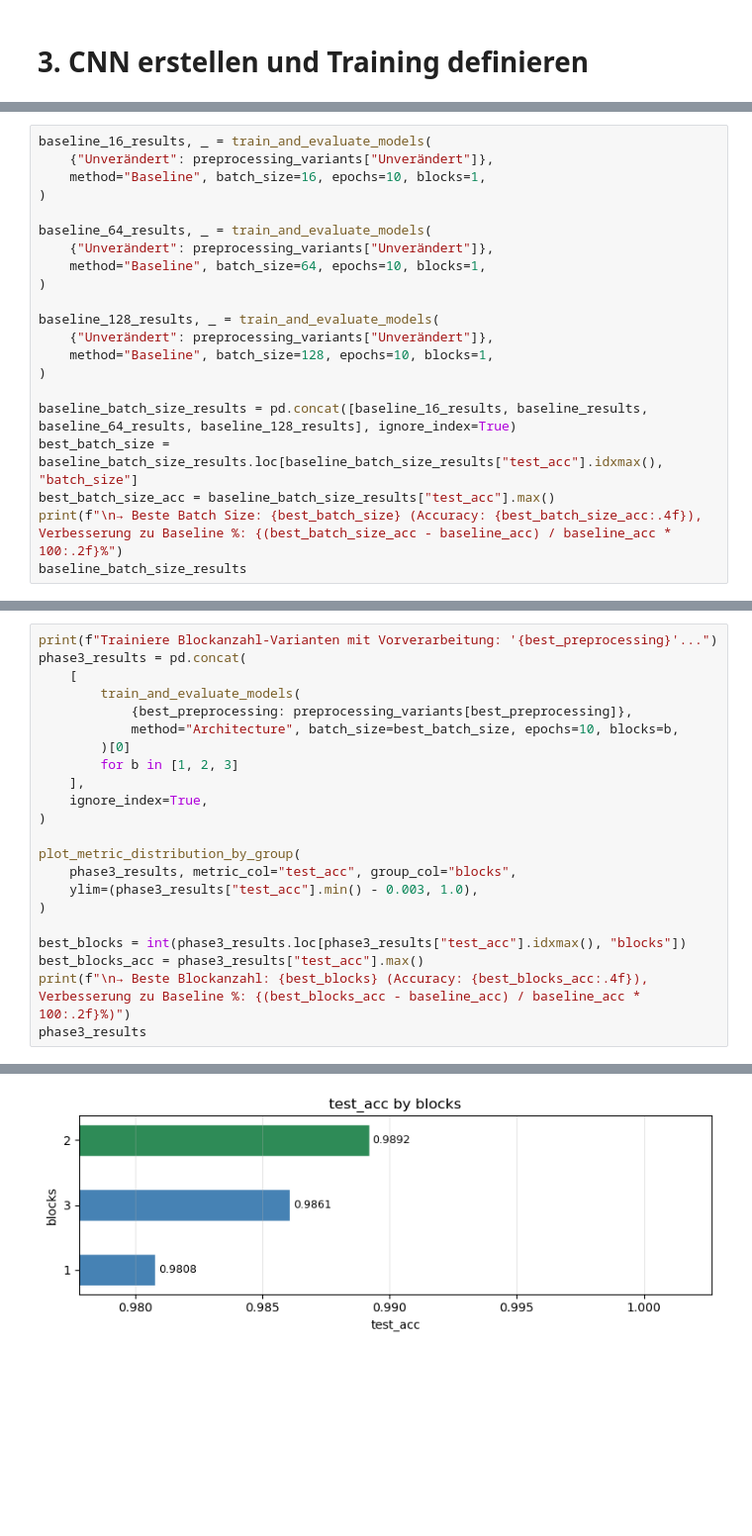
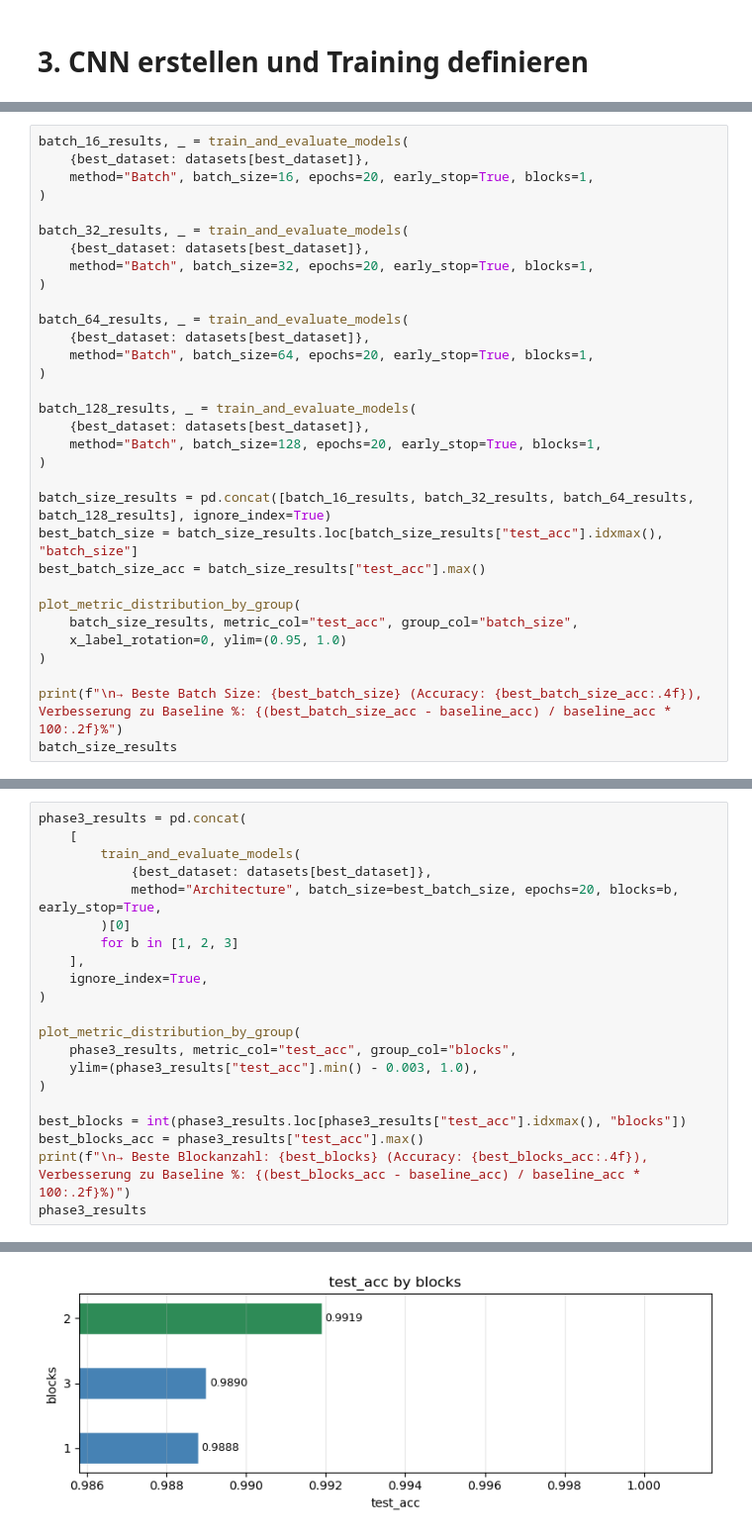
Before and after one commit to ilkersabriorgun/ki-projekt, a Jupyter notebook: Einzelabgaben/Ilker/main.ipynb, the cells around one changed output, grey strips where cells are left out. Shown at 99% size. Saved outputs shown, nothing was run; the diff lists cells and outputs as text; blank space fills up the shorter version.

```diff
--- a/Einzelabgaben/Ilker/main.ipynb
+++ b/Einzelabgaben/Ilker/main.ipynb
@@ -425,22 +429,33 @@ Skipping registering GPU devices...
 # %%
-baseline_16_results, _ = train_and_evaluate_models(
-    {"Unverändert": preprocessing_variants["Unverändert"]},
-    method="Baseline", batch_size=16, epochs=10, blocks=1,
+batch_16_results, _ = train_and_evaluate_models(
+    {best_dataset: datasets[best_dataset]},
+    method="Batch", batch_size=16, epochs=20, early_stop=True, blocks=1,
 )
 
-baseline_64_results, _ = train_and_evaluate_models(
-    {"Unverändert": preprocessing_variants["Unverändert"]},
-    method="Baseline", batch_size=64, epochs=10, blocks=1,
+batch_32_results, _ = train_and_evaluate_models(
+    {best_dataset: datasets[best_dataset]},
+    method="Batch", batch_size=32, epochs=20, early_stop=True, blocks=1,
 )
 
-baseline_128_results, _ = train_and_evaluate_models(
-    {"Unverändert": preprocessing_variants["Unverändert"]},
-    method="Baseline", batch_size=128, epochs=10, blocks=1,
+batch_64_results, _ = train_and_evaluate_models(
+    {best_dataset: datasets[best_dataset]},
+    method="Batch", batch_size=64, epochs=20, early_stop=True, blocks=1,
 )
 
-baseline_batch_size_results = pd.concat([baseline_16_results, baseline_results, baseline_64_results, baseline_128_results], ignore_index=True)
-best_batch_size = baseline_batch_size_results.loc[baseline_batch_size_results["test_acc"].idxmax(), "batch_size"]
-best_batch_size_acc = baseline_batch_size_results["test_acc"].max()
+batch_128_results, _ = train_and_evaluate_models(
+    {best_dataset: datasets[best_dataset]},
+    method="Batch", batch_size=128, epochs=20, early_stop=True, blocks=1,
+)
+
+batch_size_results = pd.concat([batch_16_results, batch_32_results, batch_64_results, batch_128_results], ignore_index=True)
+best_batch_size = batch_size_results.loc[batch_size_results["test_acc"].idxmax(), "batch_size"]
+best_batch_size_acc = batch_size_results["test_acc"].max()
+
+plot_metric_distribution_by_group(
+    batch_size_results, metric_col="test_acc", group_col="batch_size",
+    x_label_rotation=0, ylim=(0.95, 1.0)
+)
+
 print(f"\n→ Beste Batch Size: {best_batch_size} (Accuracy: {best_batch_size_acc:.4f}), Verbesserung zu Baseline %: {(best_batch_size_acc - baseline_acc) / baseline_acc * 100:.2f}%")
-baseline_batch_size_results
+batch_size_results
 # %% [output]
@@ -502,12 +479,11 @@ Beste Vorverarbeitung aus Phase 2, kein Dropout, 10 Epochen.
 Verglichen werden 1, 2 und 3 Convolutional Blocks.
 Das Ergebnis bestimmt die Blockanzahl für alle weiteren Phasen.
 # %%
-print(f"Trainiere Blockanzahl-Varianten mit Vorverarbeitung: '{best_preprocessing}'...")
 phase3_results = pd.concat(
     [
         train_and_evaluate_models(
-            {best_preprocessing: preprocessing_variants[best_preprocessing]},
-            method="Architecture", batch_size=best_batch_size, epochs=10, blocks=b,
+            {best_dataset: datasets[best_dataset]},
+            method="Architecture", batch_size=best_batch_size, epochs=20, blocks=b, early_stop=True,
         )[0]
         for b in [1, 2, 3]
     ],
@@ -531 +506 @@ Trainiere Blockanzahl-Varianten mit Vorverarbeitung: 'Standardisiert (0-1)'...
-[figure, old version]
+[figure, new version]
```
Also changed, not shown: parts of 31 cells of this notebook, 4 other files.
